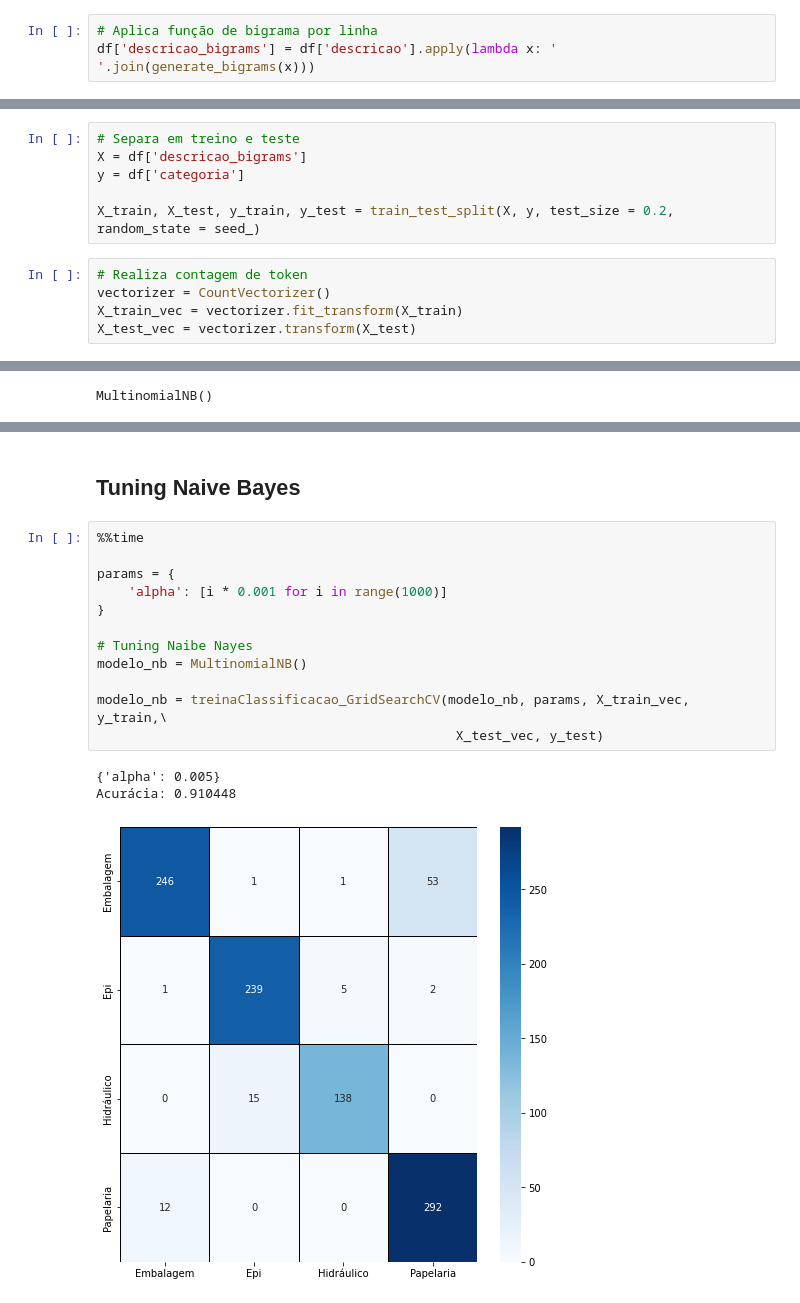
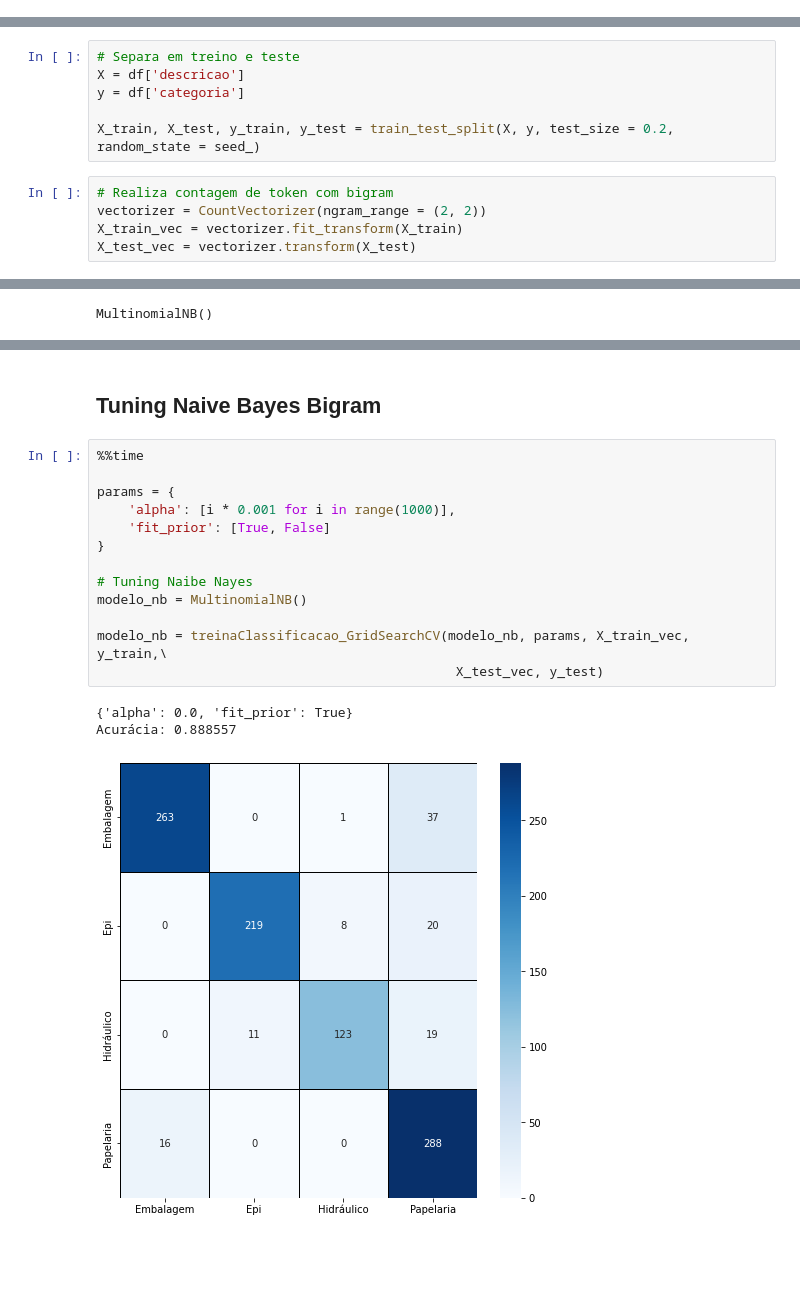
Before and after one commit to Herikc2/Infnet-Produto, a Jupyter notebook: NaiveBayes.ipynb, the cells around one changed output, grey strips where cells are left out. Drawn from its saved outputs; the diff is of its cells as text; blank space fills up the shorter version.

Commit message:
Creating model based in text and trigram naive bayes

```diff
--- a/NaiveBayes.ipynb
+++ b/NaiveBayes.ipynb
@@ -73,3 +65,0 @@ def generate_bigrams(text):
-# %%
-# Aplica função de bigrama por linha
-df['descricao_bigrams'] = df['descricao'].apply(lambda x: ' '.join(generate_bigrams(x)))
@@ -87,12 +68,12 @@ df.head()
 # %%
 # Separa em treino e teste
-X = df['descricao_bigrams']
+X = df['descricao']
 y = df['categoria']
 
 X_train, X_test, y_train, y_test = train_test_split(X, y, test_size = 0.2, random_state = seed_)
 # %%
-# Realiza contagem de token
-vectorizer = CountVectorizer()
+# Realiza contagem de token com bigram
+vectorizer = CountVectorizer(ngram_range = (2, 2))
 X_train_vec = vectorizer.fit_transform(X_train)
 X_test_vec = vectorizer.transform(X_test)
 # %% [markdown]
@@ -170,21 +151,22 @@ Acurácia: 0.892537
 weighted avg       0.90      0.89      0.89      1005
 # %% [markdown]
-## Tuning Naive Bayes
+## Tuning Naive Bayes Bigram
 # %%
 %%time
 
 params = {
-    'alpha': [i * 0.001 for i in range(1000)]
+    'alpha': [i * 0.001 for i in range(1000)],
+    'fit_prior': [True, False]
 }
 
 # Tuning Naibe Nayes
 modelo_nb = MultinomialNB()
 
 modelo_nb = treinaClassificacao_GridSearchCV(modelo_nb, params, X_train_vec, y_train,\
                                               X_test_vec, y_test)
 # %% [output]
-{'alpha': 0.005}
-Acurácia: 0.910448
+{'alpha': 0.0, 'fit_prior': True}
+Acurácia: 0.888557
-[figure, old version]
+[figure, new version]
               precision    recall  f1-score   support
 
```
Also changed, not shown: parts of 25 cells of this notebook, 6 other files.
